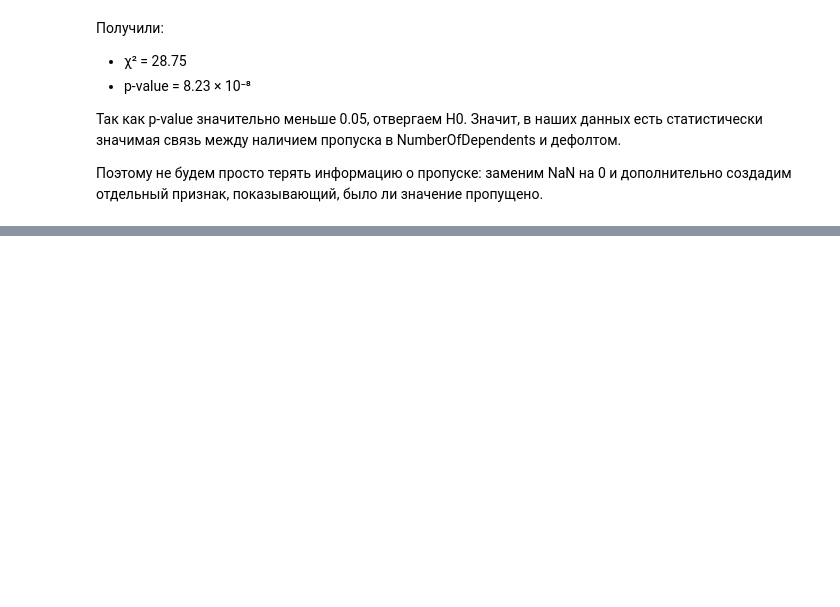
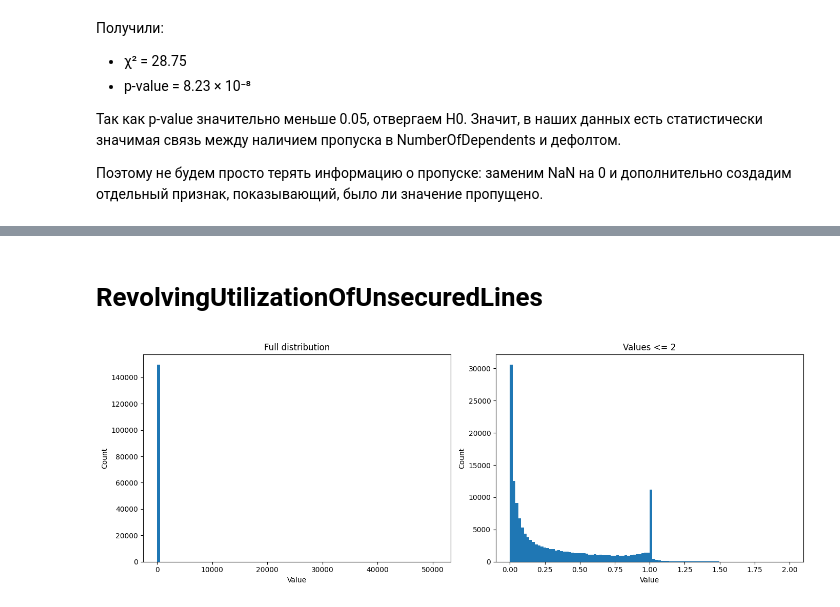
Before and after one commit to GiannisAnte/credit-scoring-case, a Jupyter notebook: credit_scoring_case.ipynb, the cells around one changed output, grey strips where cells are left out. Saved outputs shown, nothing was run; the diff lists cells and outputs as text; code cells hidden in the pictures; blank space fills up the shorter version.

```diff
--- a/credit_scoring_case.ipynb
+++ b/credit_scoring_case.ipynb
@@ -356,0 +351,30 @@ memory usage: 16.0 MB
+# %% [markdown]
+# RevolvingUtilizationOfUnsecuredLines
+# %%
+fig, axes = plt.subplots(1, 2, figsize=(14, 5))
+
+# Полное распределение
+axes[0].hist(
+    df["RevolvingUtilizationOfUnsecuredLines"],
+    bins=100
+)
+axes[0].set_title("Full distribution")
+axes[0].set_xlabel("Value")
+axes[0].set_ylabel("Count")
+
+# Основная масса значений
+axes[1].hist(
+    df.loc[
+        df["RevolvingUtilizationOfUnsecuredLines"] <= 2,
+        "RevolvingUtilizationOfUnsecuredLines"
+    ],
+    bins=100
+)
+axes[1].set_title("Values <= 2")
+axes[1].set_xlabel("Value")
+axes[1].set_ylabel("Count")
+
+plt.tight_layout()
+plt.show()
+# %% [output]
+[figure, added]
```
Also changed, not shown: parts of 36 cells of this notebook.
